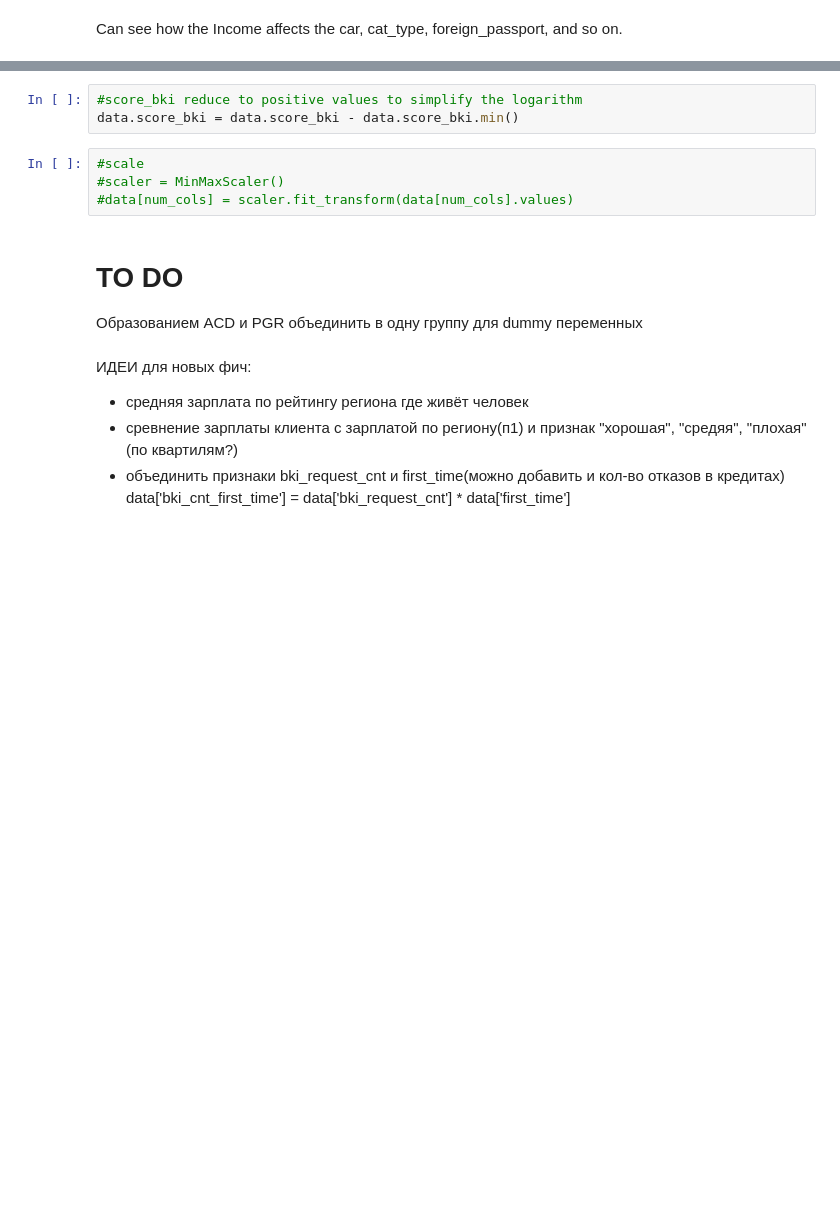
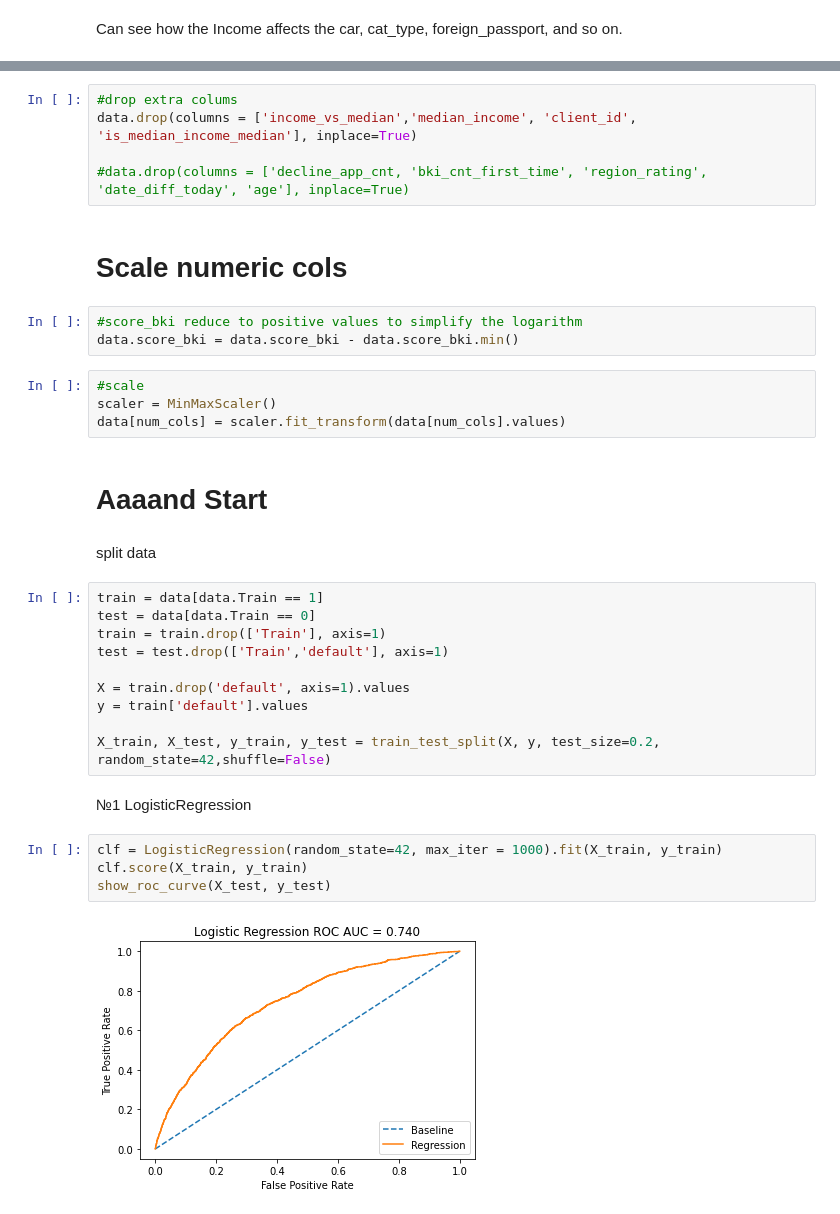
Before and after one commit to PrusRoman/skillfactory_rds, a Jupyter notebook: project_4_Credit_Scoring/sf_Credit_Scoring.ipynb, the cells around one changed output, grey strips where cells are left out. Cells and saved outputs as stored; diff of their text form; blank space fills up the shorter version.

Commit message:
Start work with LR

```diff
--- a/project_4_Credit_Scoring/sf_Credit_Scoring.ipynb
+++ b/project_4_Credit_Scoring/sf_Credit_Scoring.ipynb
@@ -294,16 +342,36 @@ imp_cat.plot(kind = 'barh', color='Green')
+# %%
+#drop extra colums
+data.drop(columns = ['income_vs_median','median_income', 'client_id', 'is_median_income_median'], inplace=True)
+
+#data.drop(columns = ['decline_app_cnt, 'bki_cnt_first_time', 'region_rating', 'date_diff_today', 'age'], inplace=True)
+# %% [markdown]
+# Scale numeric cols
 # %%
 #score_bki reduce to positive values to simplify the logarithm
 data.score_bki = data.score_bki - data.score_bki.min()
 # %%
 #scale
-#scaler = MinMaxScaler()
-#data[num_cols] = scaler.fit_transform(data[num_cols].values)
+scaler = MinMaxScaler()
+data[num_cols] = scaler.fit_transform(data[num_cols].values)
-# %% [markdown]
-# TO DO
-Образованием ACD и PGR объединить в одну группу для dummy переменных
-# %% [markdown]
-ИДЕИ для новых фич:
-
-* средняя зарплата по рейтингу региона где живёт человек
-* сревнение зарплаты клиента с зарплатой по региону(п1) и признак "хорошая", "средяя", "плохая"(по квартилям?)
-* объединить признаки bki_request_cnt и first_time(можно добавить и кол-во отказов в кредитах) data['bki_cnt_first_time'] = data['bki_request_cnt'] * data['first_time']
+# %% [markdown]
+# Aaaand Start
+# %% [markdown]
+split data
+# %%
+train = data[data.Train == 1]
+test = data[data.Train == 0]
+train = train.drop(['Train'], axis=1)
+test = test.drop(['Train','default'], axis=1)
+
+X = train.drop('default', axis=1).values
+y = train['default'].values
+
+X_train, X_test, y_train, y_test = train_test_split(X, y, test_size=0.2, random_state=42,shuffle=False)
+# %% [markdown]
+№1 LogisticRegression
+# %%
+clf = LogisticRegression(random_state=42, max_iter = 1000).fit(X_train, y_train)
+clf.score(X_train, y_train)
+show_roc_curve(X_test, y_test)
+# %% [output]
+[figure, added]
```
Also changed, not shown: parts of 12 cells of this notebook.
